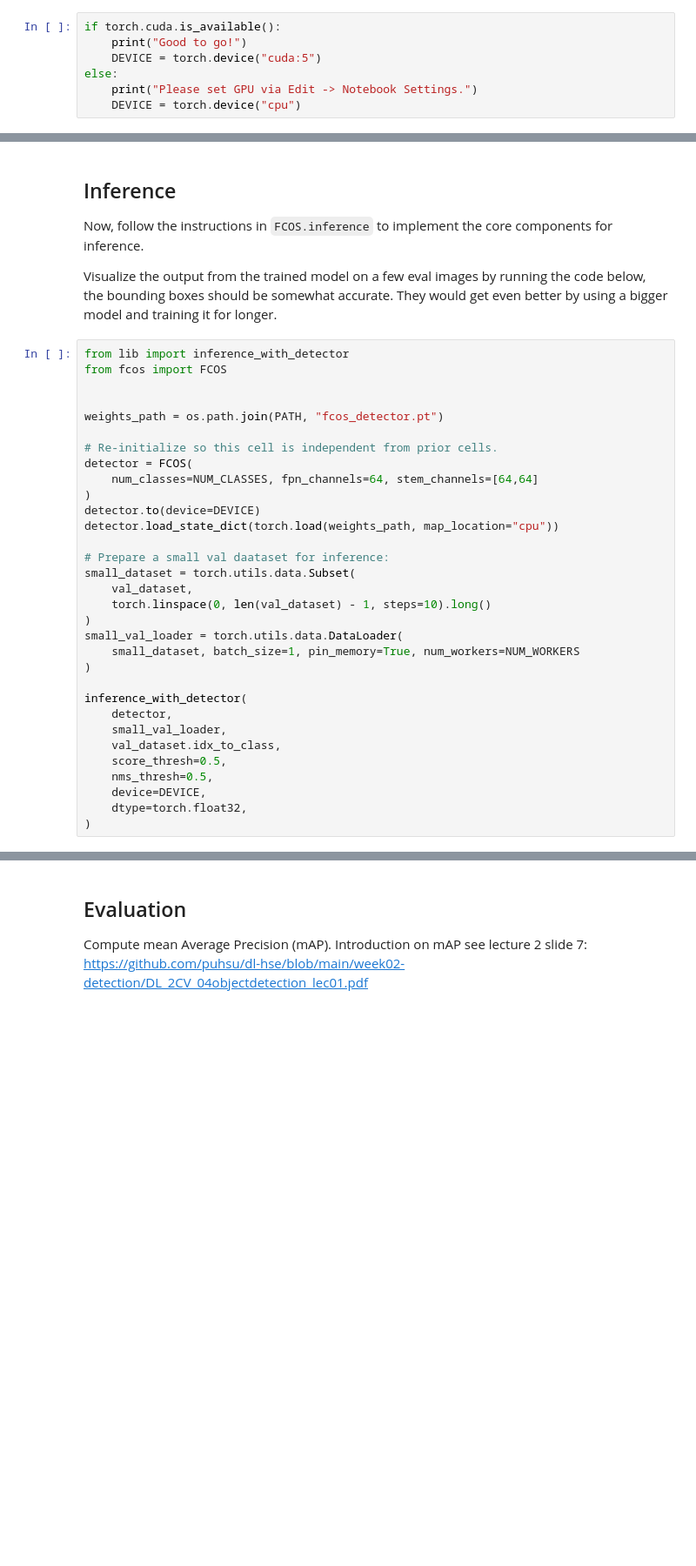
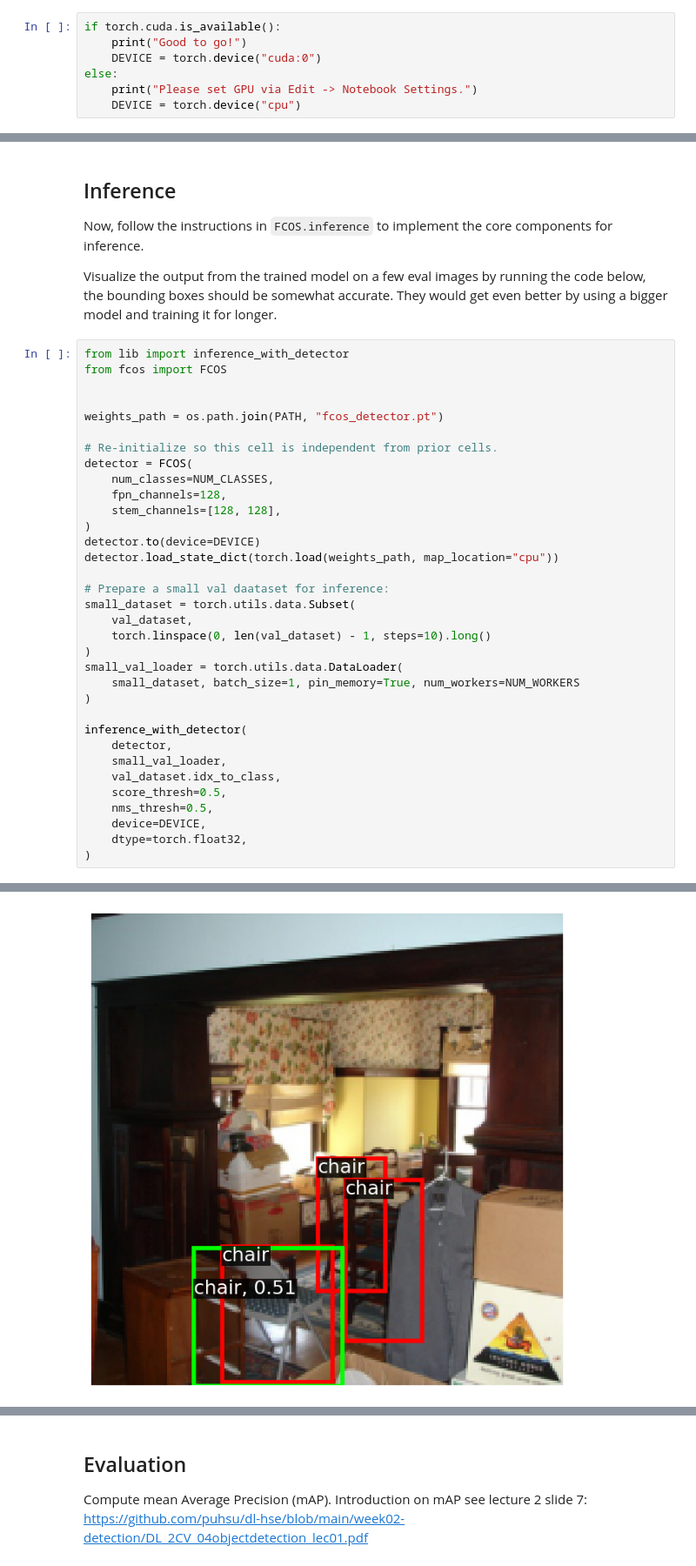
Before and after one commit to kkorolev1/deep-learning-2, a Jupyter notebook: week03-detection2/shw3/fcos.ipynb, the cells around one changed output, grey strips where cells are left out. Shown at 87% size. Drawn from its saved outputs; the diff is of its cells as text; blank space fills up the shorter version.

```diff
--- a/week03-detection2/shw3/fcos.ipynb
+++ b/week03-detection2/shw3/fcos.ipynb
@@ -128,7 +115,7 @@ We will use GPUs to accelerate our computation in this notebook. Run the followi
 # %%
 if torch.cuda.is_available():
     print("Good to go!")
-    DEVICE = torch.device("cuda:5")
+    DEVICE = torch.device("cuda:0")
 else:
     print("Please set GPU via Edit -> Notebook Settings.")
     DEVICE = torch.device("cpu")
@@ -883,7 +887,9 @@ weights_path = os.path.join(PATH, "fcos_detector.pt")
 
 # Re-initialize so this cell is independent from prior cells.
 detector = FCOS(
-    num_classes=NUM_CLASSES, fpn_channels=64, stem_channels=[64,64]
+    num_classes=NUM_CLASSES,
+    fpn_channels=128,
+    stem_channels=[128, 128],
 )
 detector.to(device=DEVICE)
 detector.load_state_dict(torch.load(weights_path, map_location="cpu"))
@@ -906,3 +912,4 @@ inference_with_detector(
     device=DEVICE,
     dtype=torch.float32,
 )
+# %% [output]
@@ -908,0 +920 @@ inference_with_detector(
+[figure, added]
```
Also changed, not shown: parts of 18 cells of this notebook, 5 other files.
